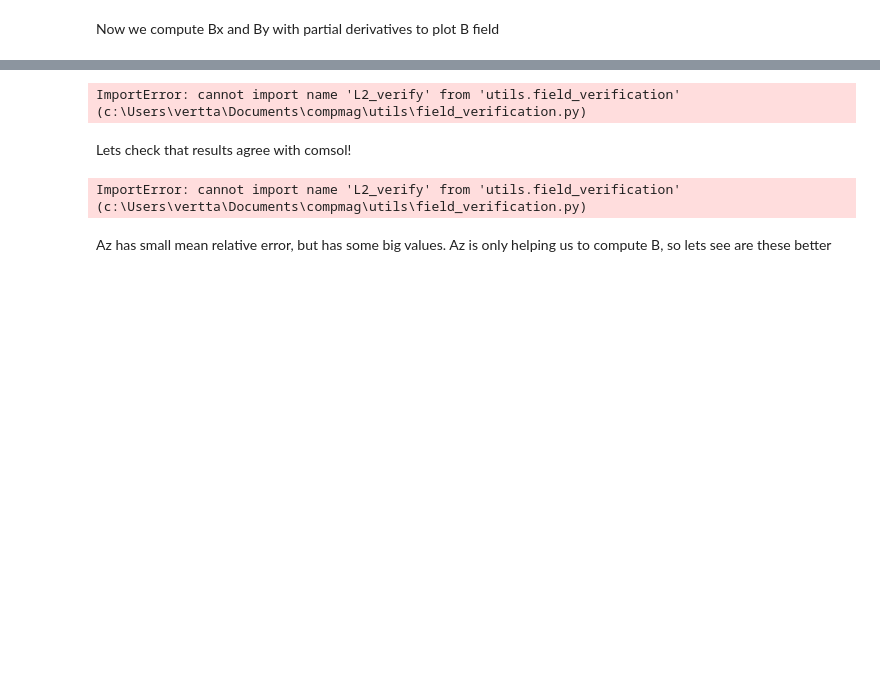
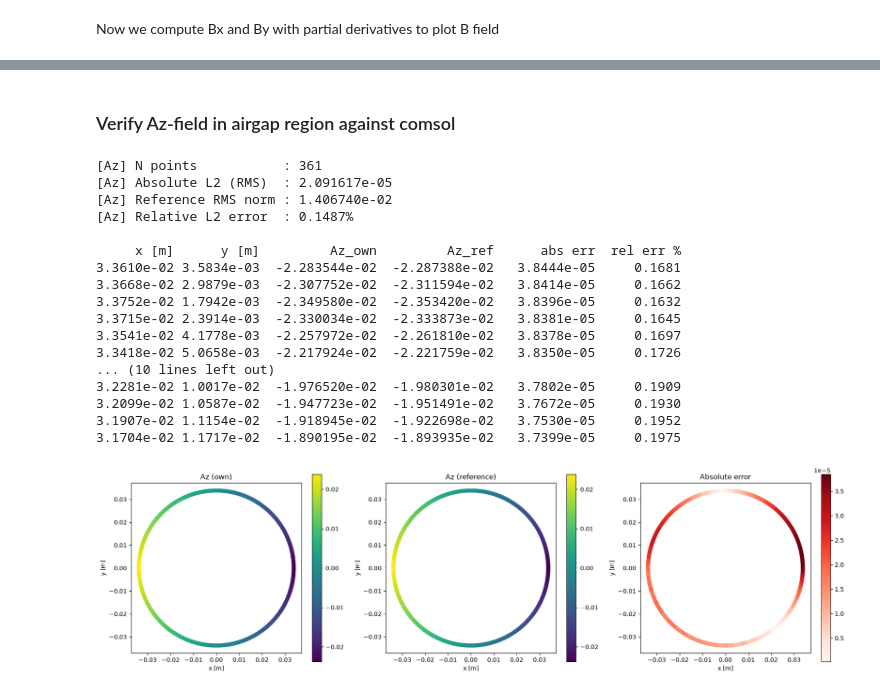
Before and after one commit to VerttiAalto100/computational-electromagnetics, a Jupyter notebook: ex6-pmsm/pmsm_2d.ipynb, the cells around one changed output, grey strips where cells are left out. Drawn from its saved outputs; the diff is of its cells as text; code cells hidden in the pictures; blank space fills up the shorter version.

```diff
--- a/ex6-pmsm/pmsm_2d.ipynb
+++ b/ex6-pmsm/pmsm_2d.ipynb
@@ -502,52 +405,50 @@ plt.show()
+# %% [markdown]
+### Verify Az-field in airgap region against comsol
 # %%
 import numpy as np
 
-# Skip all comment lines starting with %
+# Load COMSOL data
 data = np.loadtxt(
-    "verification/A_field.txt",
+    "verification/A_airgap.txt",
     comments="%"
 )
 
-# Split columns
-points = data[:, :2]*1e-3 # # Points units are mm -> convert to meters
-Az_comsol = data[:, 2]    # (N,)
+points = data[:, :2]
+
+Az_comsol = data[:, 2]
 
 
-from utils.field_verification import L2_verify
+from utils.field_interpolation import eval_Az_at_points
+from utils.field_verification import compare_point_values
+# Evaluate your FE solution at the exact same points
+Az_python = eval_Az_at_points(
+    A_z,
+    basis,
+    points,
+)
 
-L2_verify(
-    A_z,
+compare_point_values(
+    Az_python,
     Az_comsol,
-    basis,
-    quantity_name="A_z",
-)
+    points,
+    quantity_name="Az",
+);
 # %% [output]
-ImportError: cannot import name 'L2_verify' from 'utils.field_verification' (c:\Users\vertta\Documents\compmag\utils\field_verification.py)
+[Az] N points           : 361
+[Az] Absolute L2 (RMS)  : 2.091617e-05
+[Az] Reference RMS norm : 1.406740e-02
+[Az] Relative L2 error  : 0.1487%
+
+     x [m]      y [m]         Az_own         Az_ref      abs err  rel err %
+3.3610e-02 3.5834e-03  -2.283544e-02  -2.287388e-02   3.8444e-05     0.1681
+3.3668e-02 2.9879e-03  -2.307752e-02  -2.311594e-02   3.8414e-05     0.1662
+3.3752e-02 1.7942e-03  -2.349580e-02  -2.353420e-02   3.8396e-05     0.1632
+3.3715e-02 2.3914e-03  -2.330034e-02  -2.333873e-02   3.8381e-05     0.1645
+3.3541e-02 4.1778e-03  -2.257972e-02  -2.261810e-02   3.8378e-05     0.1697
+3.3418e-02 5.0658e-03  -2.217924e-02  -2.221759e-02   3.8350e-05     0.1726
+... (10 lines left out)
+3.2281e-02 1.0017e-02  -1.976520e-02  -1.980301e-02   3.7802e-05     0.1909
+3.2099e-02 1.0587e-02  -1.947723e-02  -1.951491e-02   3.7672e-05     0.1930
+3.1907e-02 1.1154e-02  -1.918945e-02  -1.922698e-02   3.7530e-05     0.1952
+3.1704e-02 1.1717e-02  -1.890195e-02  -1.893935e-02   3.7399e-05     0.1975
+[figure, added]
-# %% [markdown]
-Lets check that results agree with comsol!
-# %%
-import numpy as np
-
-# Skip all comment lines starting with %
-data = np.loadtxt(
-    "verification/A_field.txt",
-    comments="%"
-)
-
-# Split columns
-points = data[:, :2]*1e-3 # # Points units are mm -> convert to meters
-Az_comsol = data[:, 2]    # (N,)
-
-from utils.field_verification import compare_point_values
-# Unit in our of fem Wb/m
-compare_point_values(
-    basis,
-    A_z,
-    points,
-    Az_comsol,
-    quantity_name="A_z"
-);
-# %% [output]
-ImportError: cannot import name 'L2_verify' from 'utils.field_verification' (c:\Users\vertta\Documents\compmag\utils\field_verification.py)
-# %% [markdown]
-Az has small mean relative error, but has some big values. Az is only helping us to compute B, so lets see are these better
```
Also changed, not shown: parts of 27 cells of this notebook.
